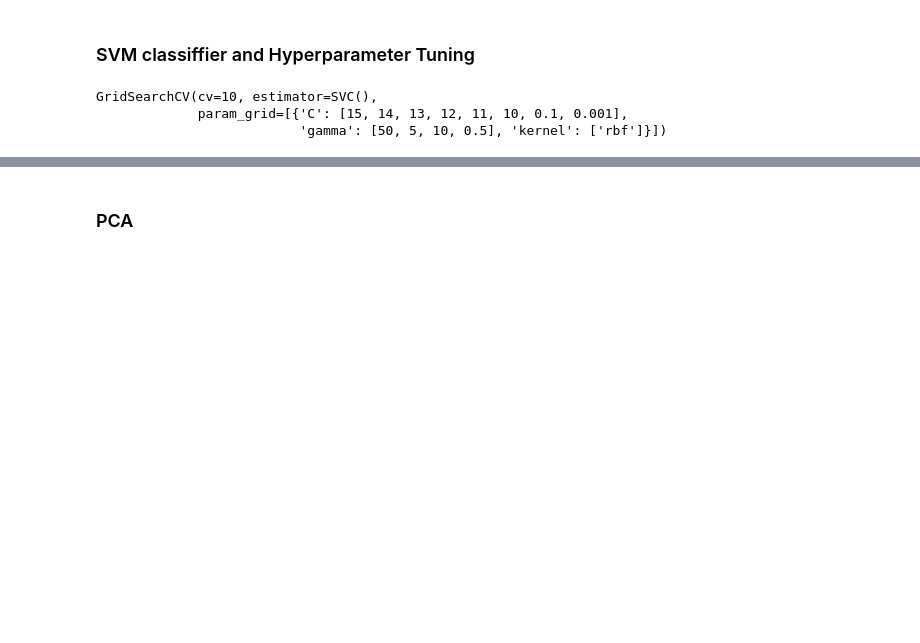
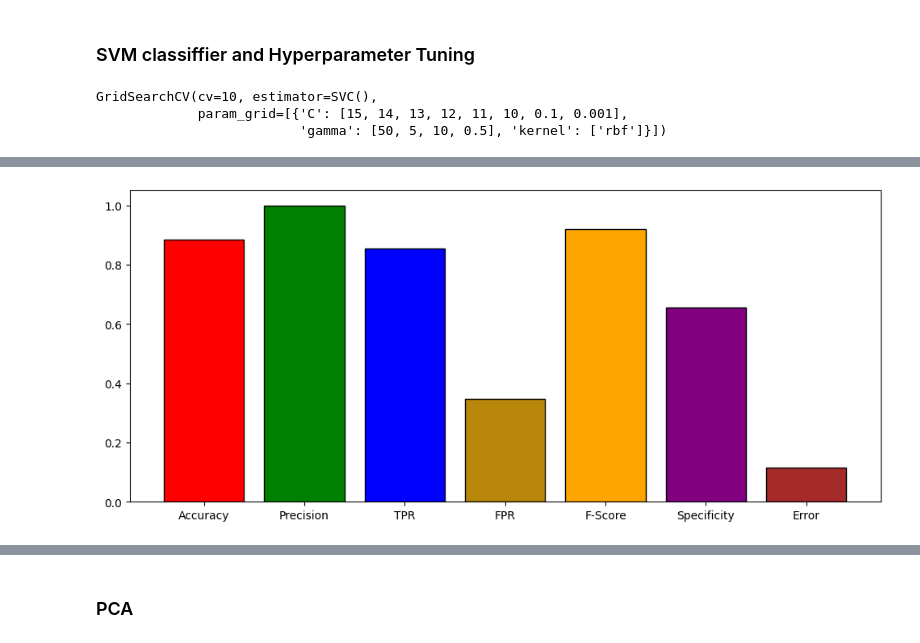
Before and after one commit to priyarameshd/SVM, a Jupyter notebook: SVM_assignment.ipynb, the cells around one changed output, grey strips where cells are left out. Saved outputs shown, nothing was run; the diff lists cells and outputs as text; code cells hidden in the pictures; blank space fills up the shorter version.

```diff
--- a/SVM_assignment.ipynb
+++ b/SVM_assignment.ipynb
@@ -168,0 +200,5 @@ Accuracy = 56.99999999999999
+# %%
+TP = conf_mat[1, 1]
+TN = conf_mat[0, 0]
+FP = conf_mat[0, 1]
+FN = conf_mat[1, 0]
@@ -168,0 +207,28 @@ Accuracy = 56.99999999999999
+# %%
+# Accuracy Score
+Accuracy = accuracy_score(y_pred, y_test)
+print('Accuracy Score:', Accuracy)
+
+# Precision Score
+Precision = precision_score(y_pred, y_test)
+print('Precision Score:', Precision)
+
+# True positive Rate (TPR) or Sensitivity or Recall
+TPR = recall_score(y_pred, y_test)
+print('True positive Rate:', TPR)
+
+# False positive Rate (FPR)
+FPR = FP / float(TN + FP)
+print('False positive Rate', FPR)
+
+# F1 Score or F-Measure or F-Score
+F1 = f1_score(y_pred, y_test)
+print('F1 Score:', F1)
+
+# Specificity
+Specificity = TN / (TN + FP)
+print('Specificity:', Specificity)
+
+# Mean Absolute Error
+Error = mean_absolute_error(y_pred, y_test)
+print('Mean Absolute Error:', Error)
@@ -168,0 +243,11 @@ Accuracy = 56.99999999999999
+# %%
+plt.figure(figsize = (12, 5))
+
+result = [Accuracy, Precision, TPR, FPR, F1, Specificity, Error]
+label = ["Accuracy", "Precision", "TPR", "FPR", "F-Score", "Specificity", "Error"]
+colors=[ 'red', 'green', 'blue', 'darkgoldenrod', 'orange', 'purple', 'brown']
+
+plt.bar(label, result, color = colors, edgecolor='black')
+plt.show()
+# %% [output]
+[figure, added]
```
Also changed, not shown: parts of 31 cells of this notebook.
